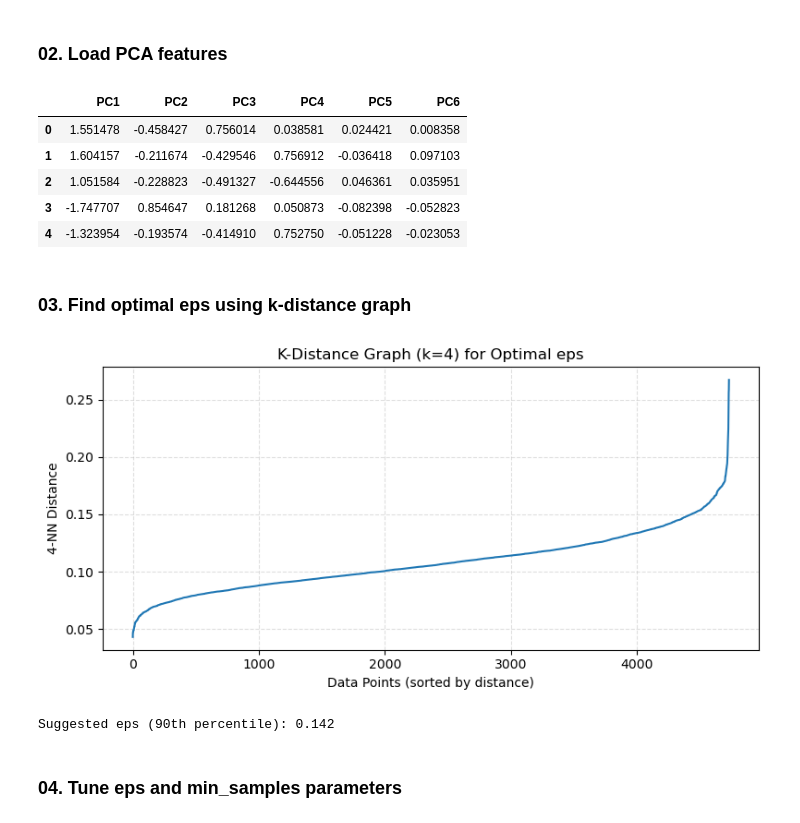
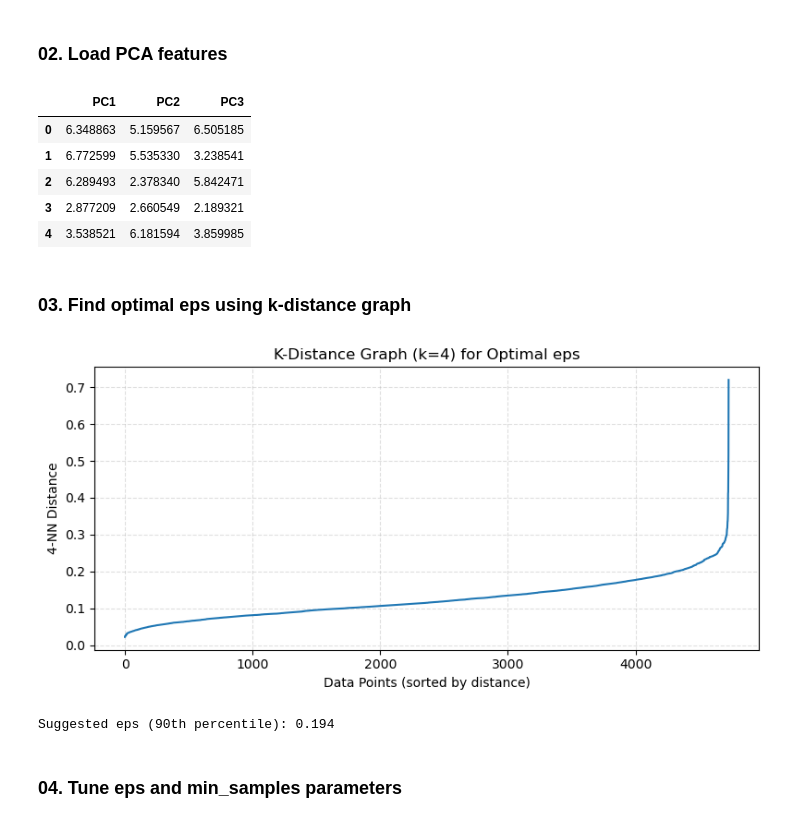
Before and after one commit to dinod001/Viral_Social_Media_Trends-ML, a Jupyter notebook: Model Training/Clustering/models/Dbscan.ipynb, the cells around one changed output. Drawn from its saved outputs; the diff is of its cells as text; code cells hidden in the pictures.

```diff
--- a/Model Training/Clustering/models/Dbscan.ipynb
+++ b/Model Training/Clustering/models/Dbscan.ipynb
@@ -12,17 +12,18 @@ import seaborn as sns
 ### 02. Load PCA features
 # %%
 
-data_path = '../data/PCA__components.csv'
-#data_path = '../data/UMAP_components.csv'
+#data_path = '../data/PCA__components.csv'
+#data_path = '../data/TSNE_components.csv'
+data_path = '../data/UMAP_components.csv'
 df_pca = pd.read_csv(data_path)
 df_pca.head()
 # %% [output]
-|  | PC1 | PC2 | PC3 | PC4 | PC5 | PC6 |
-| 0 | 1.551478 | -0.458427 | 0.756014 | 0.038581 | 0.024421 | 0.008358 |
-| 1 | 1.604157 | -0.211674 | -0.429546 | 0.756912 | -0.036418 | 0.097103 |
-| 2 | 1.051584 | -0.228823 | -0.491327 | -0.644556 | 0.046361 | 0.035951 |
-| 3 | -1.747707 | 0.854647 | 0.181268 | 0.050873 | -0.082398 | -0.052823 |
-| 4 | -1.323954 | -0.193574 | -0.414910 | 0.752750 | -0.051228 | -0.023053 |
+|  | PC1 | PC2 | PC3 |
+| 0 | 6.348863 | 5.159567 | 6.505185 |
+| 1 | 6.772599 | 5.535330 | 3.238541 |
+| 2 | 6.289493 | 2.378340 | 5.842471 |
+| 3 | 2.877209 | 2.660549 | 2.189321 |
+| 4 | 3.538521 | 6.181594 | 3.859985 |
 # %% [markdown]
 ### 03. Find optimal eps using k-distance graph
 # %%
@@ -51,8 +52,8 @@ plt.show()
 suggested_eps = np.percentile(distances, 90)
 print(f'Suggested eps (90th percentile): {suggested_eps:.3f}')
 # %% [output]
-[figure, old version]
+[figure, new version]
-Suggested eps (90th percentile): 0.142
+Suggested eps (90th percentile): 0.194
 # %% [markdown]
 ### 04. Tune eps and min_samples parameters
 # %%
```
Also changed, not shown: parts of 3 cells of this notebook, 4 other files.
